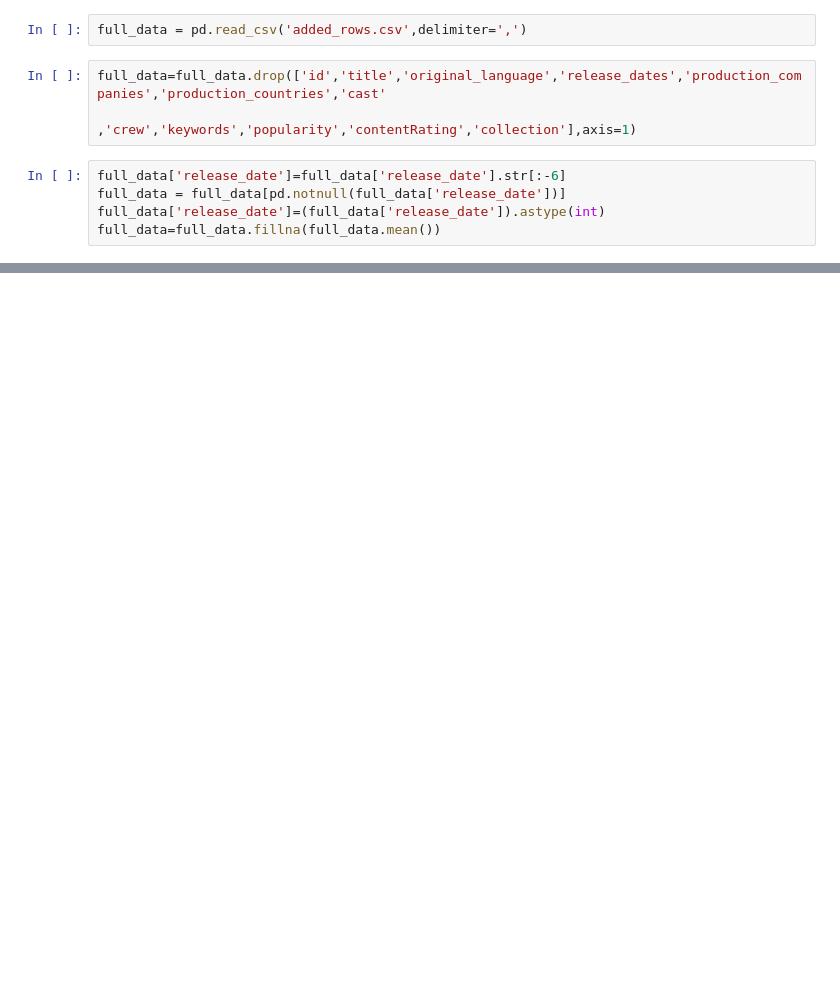
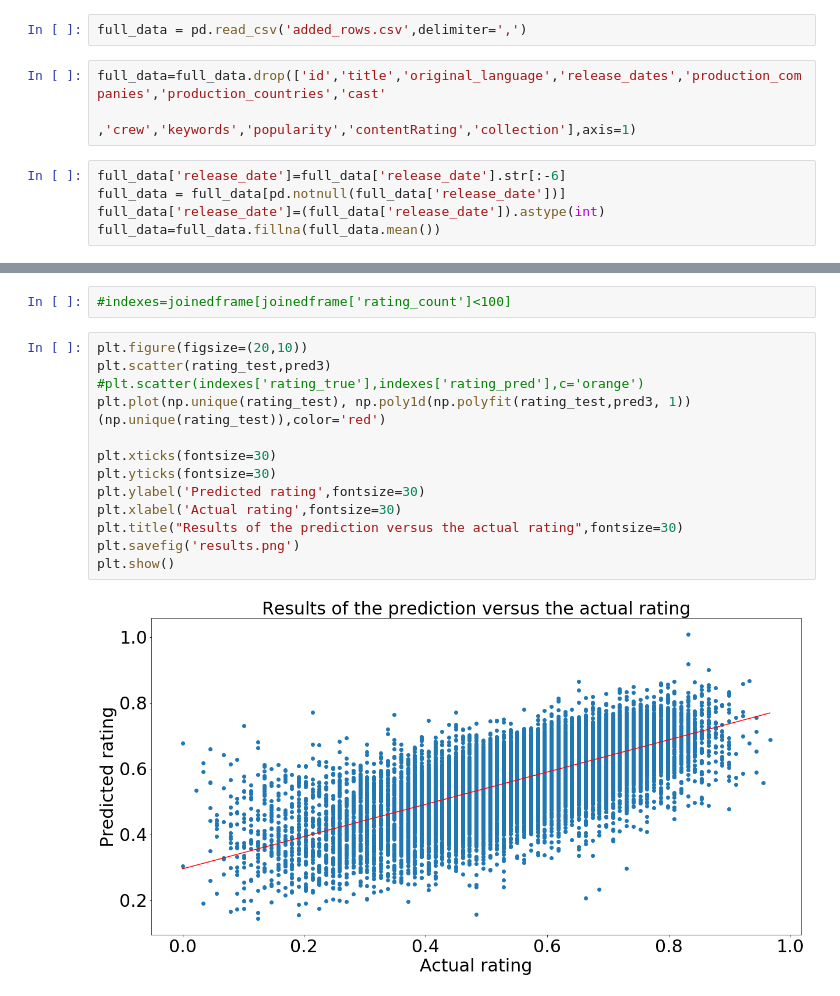
Before and after one commit to gabelovsky/objav_scripts, a Jupyter notebook: model_experiements.ipynb, the cells around one changed output, grey strips where cells are left out. Cells and saved outputs as stored; diff of their text form; blank space fills up the shorter version.

```diff
--- a/model_experiements.ipynb
+++ b/model_experiements.ipynb
@@ -158,0 +402,17 @@ Fitting 3 folds for each of 2 candidates, totalling 6 fits
+# %%
+#indexes=joinedframe[joinedframe['rating_count']<100]
+# %%
+plt.figure(figsize=(20,10))
+plt.scatter(rating_test,pred3)
+#plt.scatter(indexes['rating_true'],indexes['rating_pred'],c='orange')
+plt.plot(np.unique(rating_test), np.poly1d(np.polyfit(rating_test,pred3, 1))(np.unique(rating_test)),color='red')
+
+plt.xticks(fontsize=30)
+plt.yticks(fontsize=30)
+plt.ylabel('Predicted rating',fontsize=30)
+plt.xlabel('Actual rating',fontsize=30)
+plt.title("Results of the prediction versus the actual rating",fontsize=30)
+plt.savefig('results.png')
+plt.show()
+# %% [output]
+[figure, added]
```
Also changed, not shown: parts of 46 cells of this notebook, 1 other file.
